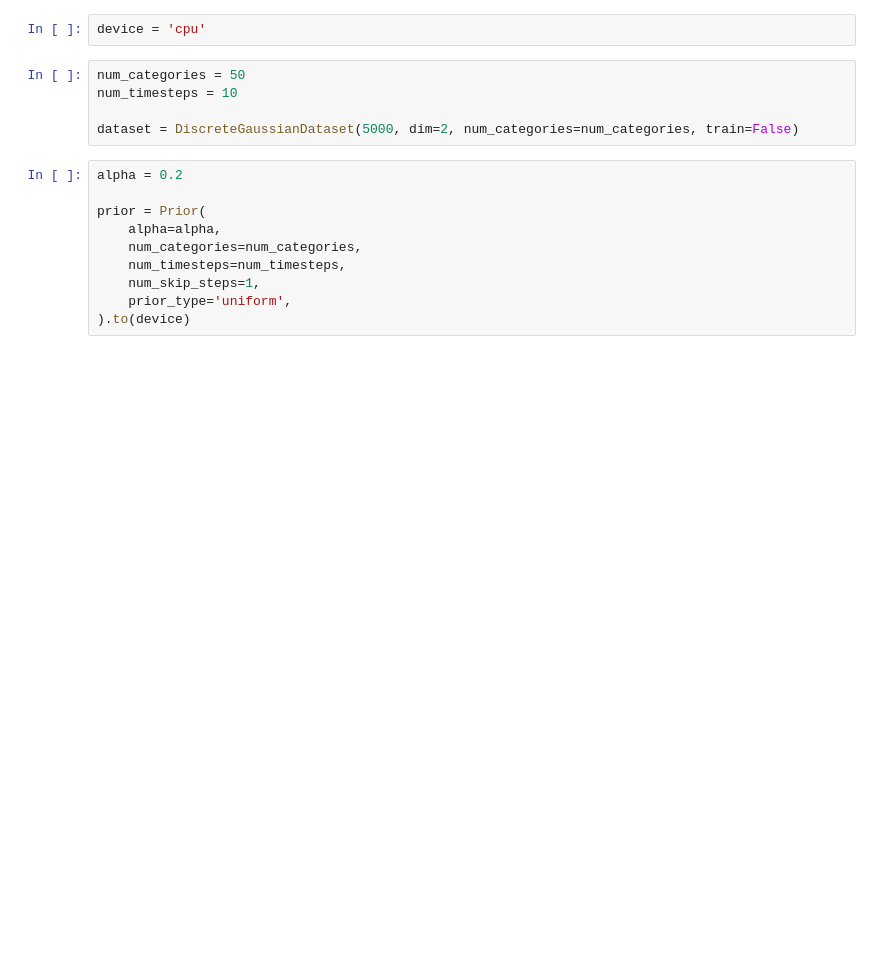
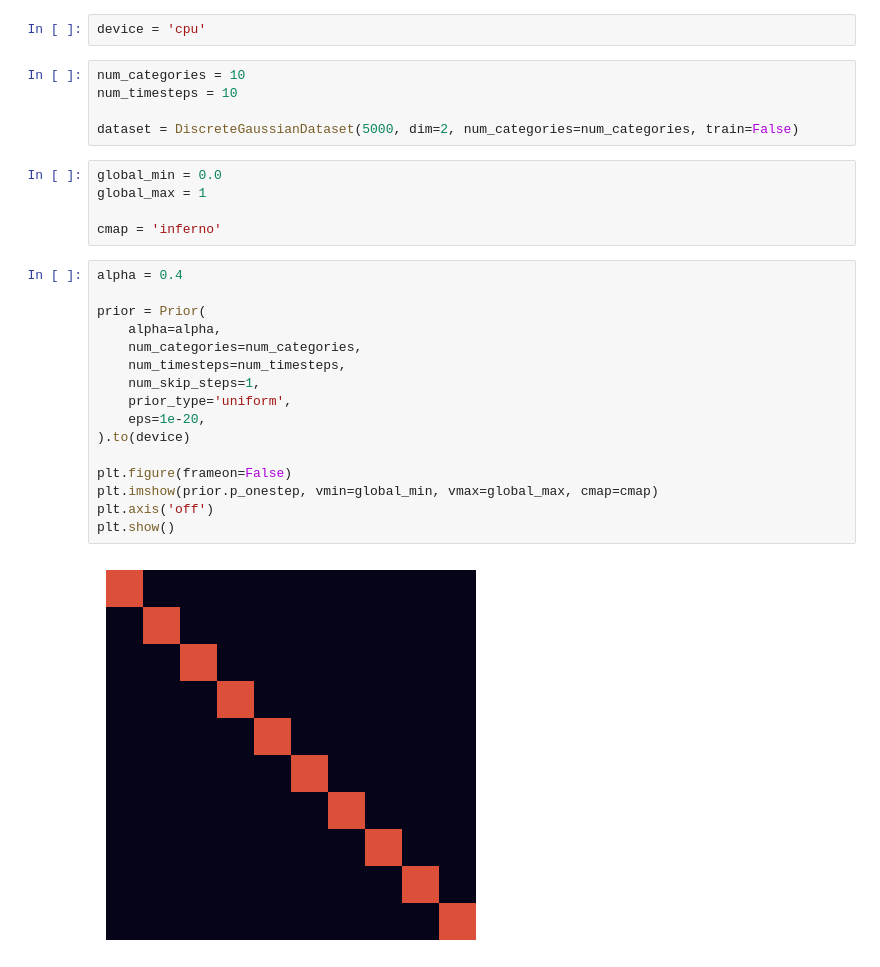
Before and after one commit to gregkseno/csbm, a Jupyter notebook: notebooks/tests.ipynb, the cells around one changed output. Drawn from its saved outputs; the diff is of its cells as text; blank space fills up the shorter version.

```diff
--- a/notebooks/tests.ipynb
+++ b/notebooks/tests.ipynb
@@ -76,17 +69,30 @@ len(dataset)
 # %%
 device = 'cpu'
 # %%
-num_categories = 50
+num_categories = 10
 num_timesteps = 10
 
 dataset = DiscreteGaussianDataset(5000, dim=2, num_categories=num_categories, train=False)
+# %%
+global_min = 0.0
+global_max = 1
+
+cmap = 'inferno'
 # %%
-alpha = 0.2
+alpha = 0.4
 
 prior = Prior(
     alpha=alpha,
     num_categories=num_categories,
     num_timesteps=num_timesteps,
     num_skip_steps=1,
     prior_type='uniform',
+    eps=1e-20,
 ).to(device)
+
+plt.figure(frameon=False)
+plt.imshow(prior.p_onestep, vmin=global_min, vmax=global_max, cmap=cmap)
+plt.axis('off')
+plt.show()
+# %% [output]
+[figure, added]
```
Also changed, not shown: parts of 9 cells of this notebook, 21 other files.
